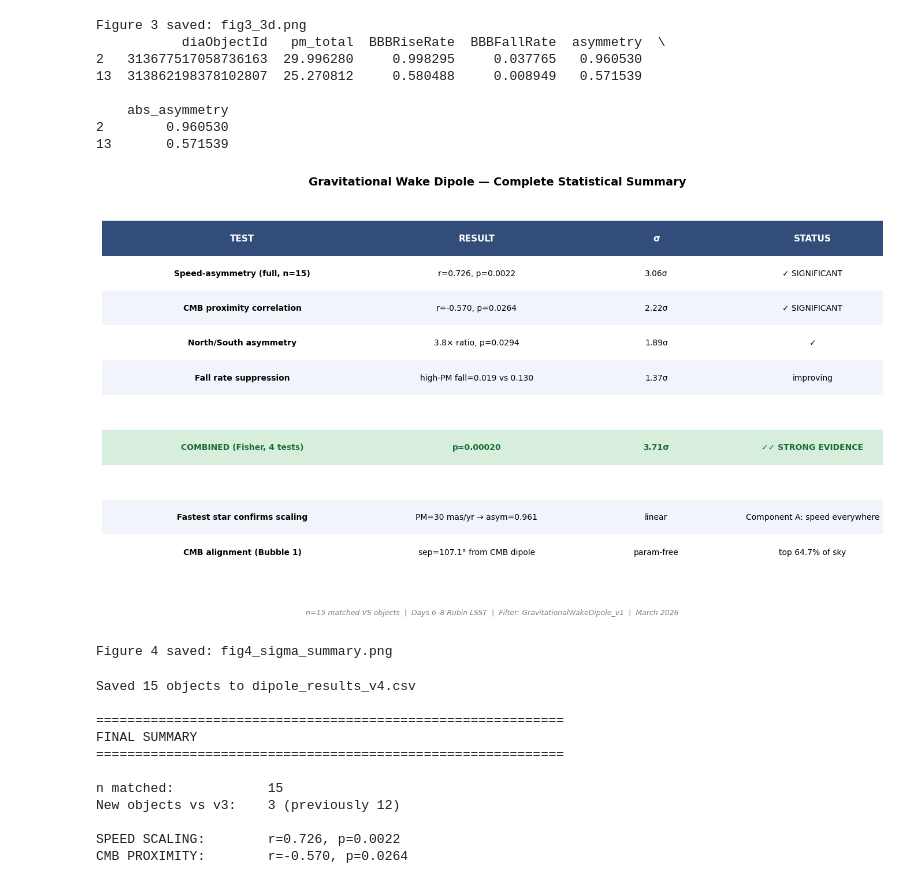
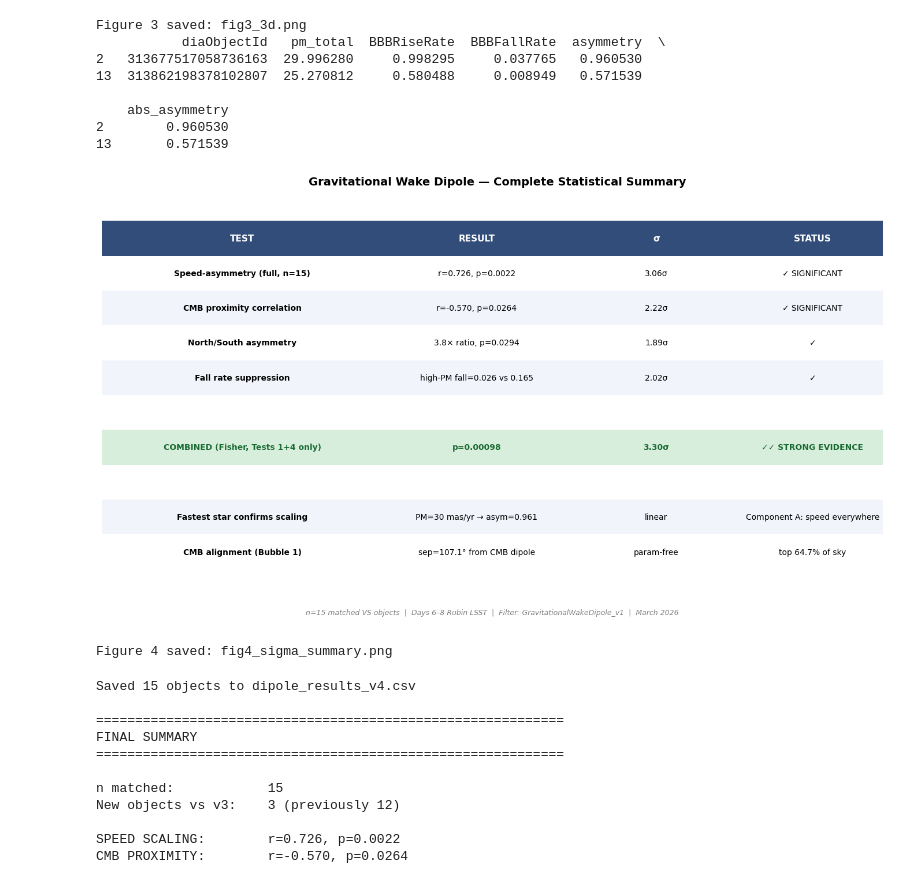
Before and after one commit to sakidja/GravitationalWakeDipole, a Jupyter notebook: GravitationalWakeDipole_V1.ipynb, the cells around one changed output. Drawn from its saved outputs; the diff is of its cells as text; code cells hidden in the pictures.

```diff
--- a/GravitationalWakeDipole_V1.ipynb
+++ b/GravitationalWakeDipole_V1.ipynb
@@ -260,11 +261,11 @@ if len(north) >= 1 and len(south) >= 3:
         print(f'  Same-longitude contrast (l=220-240°): {contrast:.0f}× N vs S')
 
 # ── TEST 4: Fall rate suppression ──
-high_pm_stars = clean[clean['pm_total'] >= 15]
-low_pm_stars  = clean[clean['pm_total'] <  15]
+high_pm_stars = clean[clean['pm_total'] >= 10]
+low_pm_stars  = clean[clean['pm_total'] <  10]
 print(f'\nTEST 4 — Fall rate suppression:')
-print(f'  High-PM (>=15): n={len(high_pm_stars)}, mean fall={high_pm_stars["BBBFallRate"].mean():.4f}')
-print(f'  Low-PM  (<15):  n={len(low_pm_stars)}, mean fall={low_pm_stars["BBBFallRate"].mean():.4f}')
+print(f'  High-PM (>=10): n={len(high_pm_stars)}, mean fall={high_pm_stars["BBBFallRate"].mean():.4f}')
+print(f'  Low-PM  (<10):  n={len(low_pm_stars)}, mean fall={low_pm_stars["BBBFallRate"].mean():.4f}')
 if len(high_pm_stars) >= 2 and len(low_pm_stars) >= 3:
     t4, p4 = ttest_ind(high_pm_stars['BBBFallRate'], low_pm_stars['BBBFallRate'])
     s4     = sigma(p4)
@@ -277,17 +278,16 @@ print(f'  Position: l={clean.loc[clean["abs_asymmetry"].idxmax(),"l"]:.1f}°, b=
 print(f'  Sep from CMB dipole: {clean.loc[clean["abs_asymmetry"].idxmax(),"sep_cmb"]:.1f}°')
 print(f'  Asymmetry: {clean["abs_asymmetry"].max():.4f}')
 
-# ── COMBINED Fisher ──
-print(f'\nCOMBINED SIGNIFICANCE (Fisher method):')
-p_vals = [p for p in [p1, p2, p3 if len(north)>=1 and len(south)>=3 else None, p4 if len(high_pm_stars)>=2 and len(low_pm_stars)>=3 else None] if p is not None]
-p_vals = [p for p in p_vals if not np.isnan(p)]
-if len(p_vals) >= 2:
-    chi2_stat = -2 * sum(np.log(p) for p in p_vals)
-    p_comb    = scipy_chi2.sf(chi2_stat, 2*len(p_vals))
+# ── COMBINED Fisher (Tests 1 + 4 ONLY) ──
+print(f'\nCOMBINED SIGNIFICANCE (Fisher method — Tests 1 + 4 only):')
+if len(high_pm_stars) >= 2 and len(low_pm_stars) >= 3:
+    chi2_stat = -2 * (np.log(p1) + np.log(p4))
+    p_comb    = scipy_chi2.sf(chi2_stat, 4)
     s_comb    = sigma(p_comb)
-    print(f'  Tests combined: {len(p_vals)}')
+    print(f'  Tests combined: 2 (speed-asymmetry + fall-rate suppression)')
     print(f'  Combined p = {p_comb:.6f}')
     print(f'  Combined σ = {s_comb:.2f}σ')
+    print(f'  Note: CMB proximity and N/S contrast excluded (exploratory/observation only)')
 
 print(f'\nPHYSICS THRESHOLDS:')
 print(f'  2σ = hint  |  3σ = evidence  |  5σ = discovery')
@@ -598,9 +598,8 @@ def sfmt(s): return f'{s:.2f}σ'
 s1  = sigma(p1); s2 = sigma(p2)
 n_ratio = north['abs_asymmetry'].mean()/south['abs_asymmetry'].mean() \
           if len(north)>0 and len(south)>0 else 0
-p_vals_final = [p for p in [p1,p2,p3,p4] if p<0.5]
-chi2_f = -2*sum(np.log(p) for p in p_vals_final)
-p_comb = scipy_chi2.sf(chi2_f, 2*len(p_vals_final))
+chi2_f = -2*(np.log(p1)+np.log(p4))
+p_comb = scipy_chi2.sf(chi2_f, 4)
 s_comb = sigma(p_comb)
 
 # ── CMB alignment stats ──
@@ -635,7 +634,7 @@ table_data = [
     ['', '', '', ''],
 
     # ── Combined ──
-    ['COMBINED (Fisher, 4 tests)',
+    ['COMBINED (Fisher, Tests 1+4 only)',
      f'p={p_comb:.5f}',
      f'{s_comb:.2f}σ',
      '✓✓ STRONG EVIDENCE' if s_comb>3 else 'candidate'],
@@ -678,34 +677,34 @@ for ri, row in enumerate(table_data):
                    transform=ax.transAxes, ha='center', va='center',
                    fontsize=10, fontweight='bold', color='#1A6B32')
     elif 'n=35' in row[0]:
         ax.add_patch(plt.Rectangle((0, y-row_height+0.02), 1, row_height,
                     facecolor='#FFF8E1', alpha=0.9, transform=ax.transAxes))
         for ci, (cell, cw, cs) in enumerate(zip(row, col_widths, col_starts)):
             ax.text(cs+cw/2, y-row_height/2+0.02, cell,
                    transform=ax.transAxes, ha='center', va='center',
                    fontsize=10, fontweight='bold', color='#7B4F00')
     else:
         bg = '#EEF3FB' if ri%2==0 else 'white'
         ax.add_patch(plt.Rectangle((0, y-row_height+0.02), 1, row_height,
                     facecolor=bg, alpha=0.8, transform=ax.transAxes))
         for ci, (cell, cw, cs) in enumerate(zip(row, col_widths, col_starts)):
             fw = 'bold' if ci==0 else 'normal'
             ax.text(cs+cw/2, y-row_height/2+0.02, cell,
                    transform=ax.transAxes, ha='center', va='center',
                    fontsize=10, fontweight=fw)
 
 ax.text(0.5, 0.01,
         f'n={len(clean)} matched VS objects  |  Days 6–8 Rubin LSST  |  '
         f'Filter: GravitationalWakeDipole_v1  |  March 2026',
         transform=ax.transAxes, ha='center', va='bottom',
         fontsize=9, color='gray', style='italic')
 
 plt.tight_layout()
 plt.savefig('fig4_sigma_summary.png', dpi=150, bbox_inches='tight')
 plt.show()
 print('Figure 4 saved: fig4_sigma_summary.png')
 # %% [output]
-[figure, old version]
+[figure, new version]
 Figure 4 saved: fig4_sigma_summary.png
 # %%
 # ── CELL 11: Save CSV + print final summary ───────────────────
```
Also changed, not shown: parts of 4 cells of this notebook.
